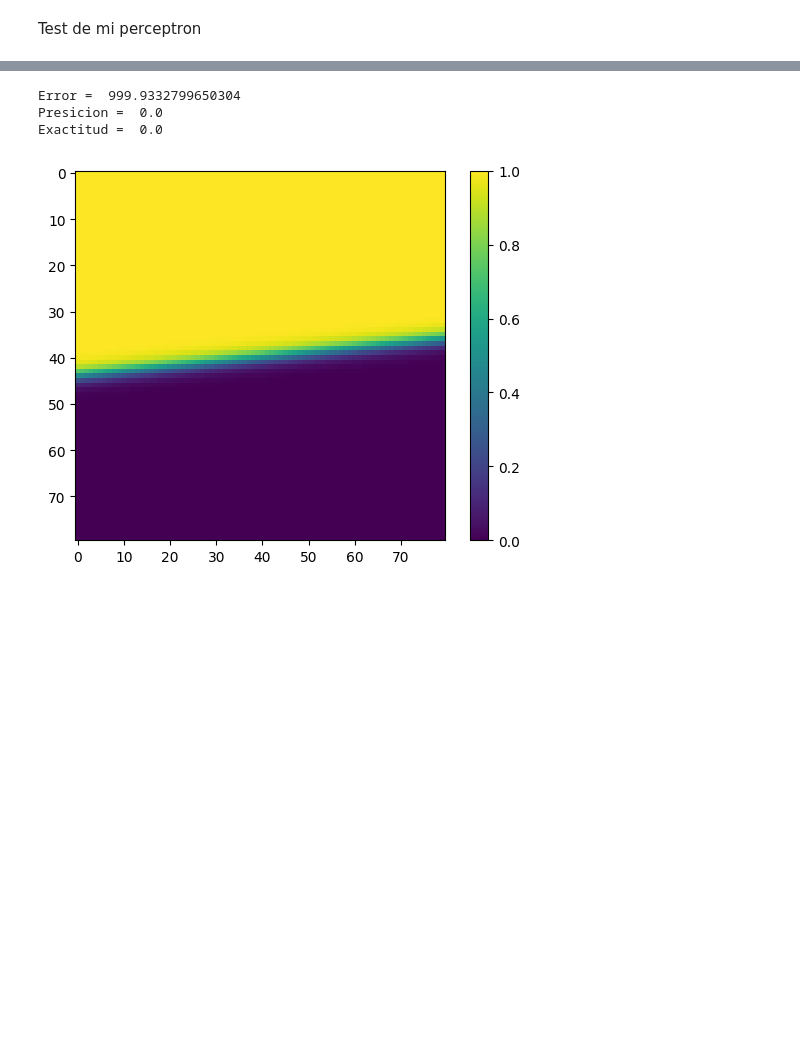
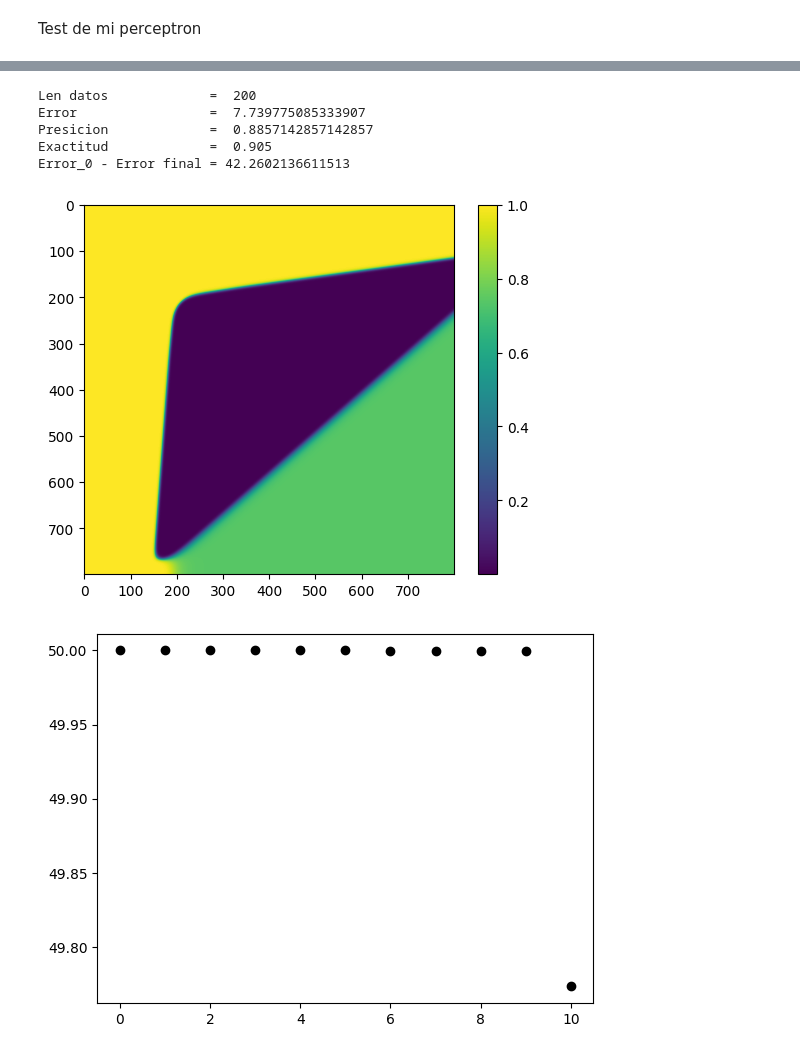
Before and after one commit to karlo-con-k/Perceptron, a Jupyter notebook: test_main.ipynb, the cells around one changed output, grey strips where cells are left out. Saved outputs shown, nothing was run; the diff lists cells and outputs as text; code cells hidden in the pictures; blank space fills up the shorter version.

Commit message:
Calcule el desenso de gradiente para cuento ahi mas de 1 capa en el perceptron he hice pruebas

```diff
--- a/test_main.ipynb
+++ b/test_main.ipynb
@@ -34,5 +38,0 @@ for j in range(n):
-# %%
-
-for j in range(1):
-    perceptron.fit(datos, tam_paso=10)
-print(perceptron)
@@ -51,0 +67,18 @@ def function(x,y):
+# %%
+import random
+
+for index,dat in enumerate(datos):
+    index2        = random.randrange(0, len(datos),1)
+    aux           = datos[index2]
+    datos[index2] = dat
+    datos[index]  = aux
+# %%
+errores     = [error_0]
+iteraciones = 10000
+historial   = iteraciones // 10
+for j in range(iteraciones):
+    if j%historial == 0:
+        aux     = perceptron.fit(datos, tam_paso=1.0, historial=True)
+        errores = errores + aux
+    perceptron.fit(datos, tam_paso=1.0, historial=False)
+print(perceptron)
@@ -52,25 +95,40 @@ def function(x,y):
 # %%
+def function(x,y):
+    l = []
+    for (j, i) in zip(x, y):
+        for ii, jj in zip(i,j):
+            l.append(perceptron.predecir_dato([ii,-jj])[0])
+
+    return l
 
 import matplotlib.pyplot as plt
 plt.figure()
 
-x = np.arange(-4, 4, 0.1)
-y = np.arange(-4, 4, 0.1)
+x = np.arange(-4, 4, 0.01)
+y = np.arange(-4, 4, 0.01)
 X, Y = np.meshgrid(x, y)
 
 fxy = function(X, Y)
 fxy = np.array(fxy)
 fxy = fxy.reshape(len(x), len(y))
 
-print("Error = ", perceptron.error(datos))
-print("Presicion = ", perceptron.presicion(datos))
-print("Exactitud = ", perceptron.exactitud(datos))
+print("Len datos             = ", len(datos))
+print("Error                 = ", perceptron.error(datos))
+print("Presicion             = ", perceptron.presicion(datos))
+print("Exactitud             = ", perceptron.exactitud(datos))
+print("Error_0 - Error final =", error_0 - perceptron.error(datos))
 
 plt.imshow(fxy);
 plt.colorbar();
 plt.show()
+
+for x, y in enumerate(errores):
+    plt.plot(x, y, '-ok')
 # %% [output]
-Error =  999.9332799650304
-Presicion =  0.0
-Exactitud =  0.0
+Len datos             =  200
+Error                 =  7.739775085333907
+Presicion             =  0.8857142857142857
+Exactitud             =  0.905
+Error_0 - Error final = 42.2602136611513
-[figure, old version]
+[figure, new version]
+[figure, added]
```
Also changed, not shown: parts of 6 cells of this notebook, 2 other files.
